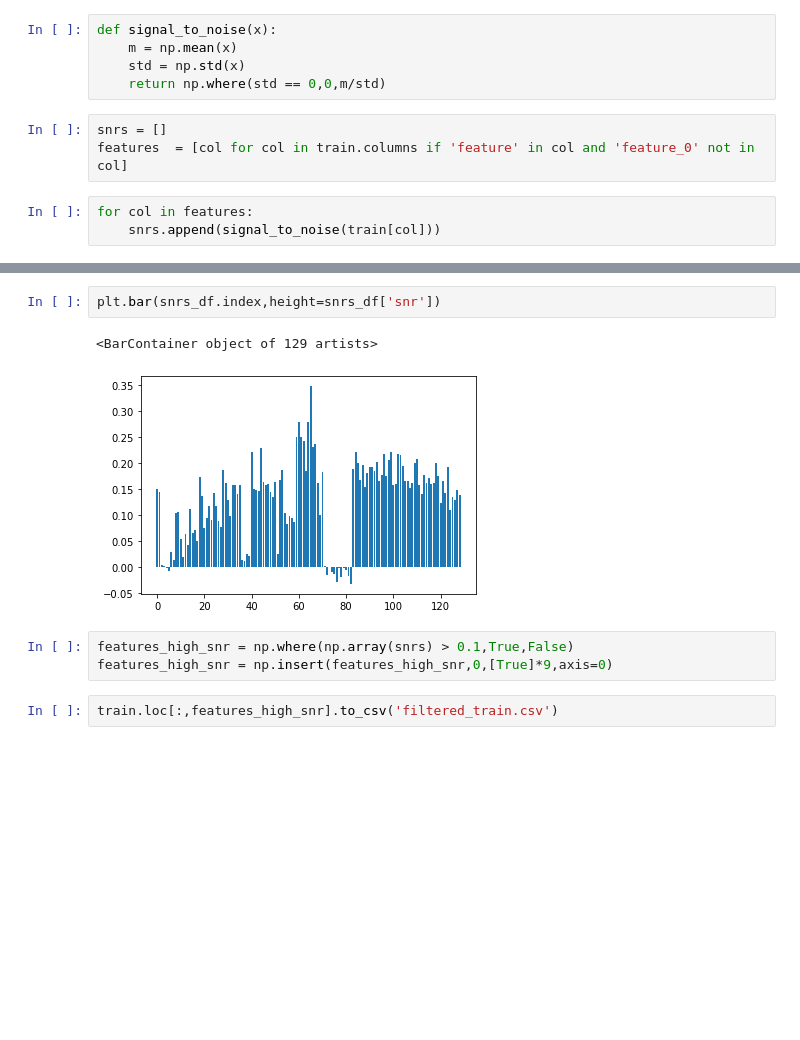
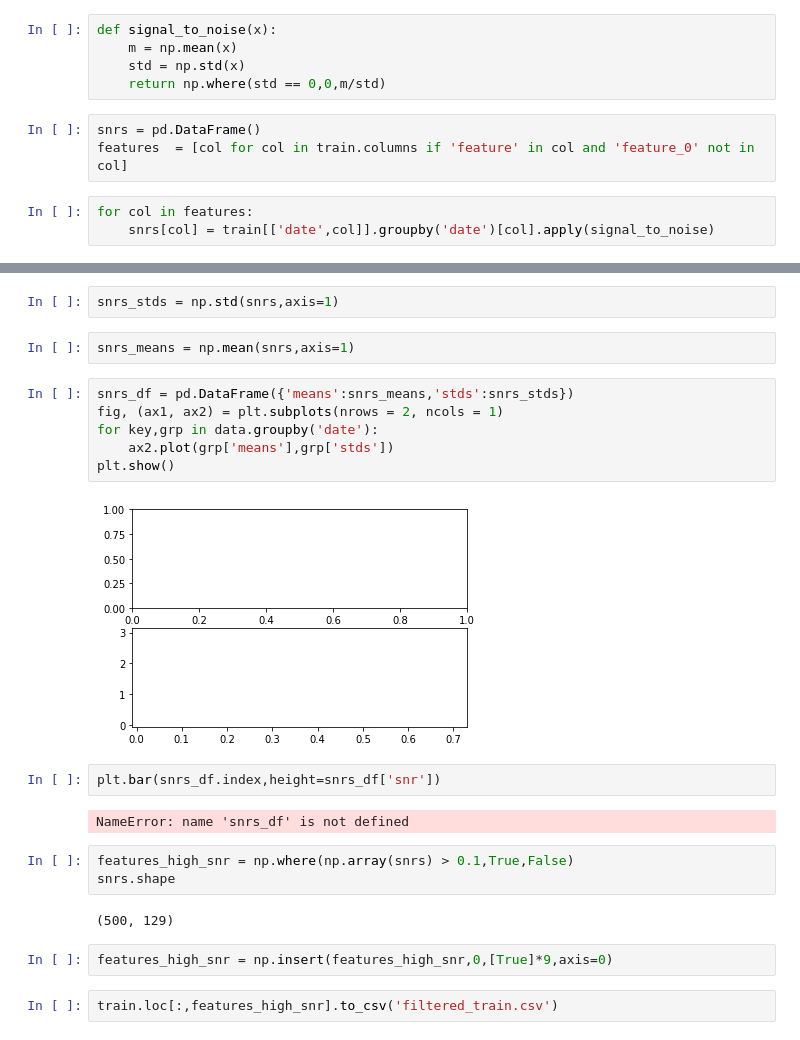
Before and after one commit to jamesgmccarthy/jsmp, a Jupyter notebook: exploration_data.ipynb, the cells around one changed output, grey strips where cells are left out. Drawn from its saved outputs; the diff is of its cells as text; blank space fills up the shorter version.

```diff
--- a/exploration_data.ipynb
+++ b/exploration_data.ipynb
@@ -73,8 +73,8 @@ def signal_to_noise(x):
     std = np.std(x)
     return np.where(std == 0,0,m/std)
 # %%
-snrs = []
+snrs = pd.DataFrame()
 features  = [col for col in train.columns if 'feature' in col and 'feature_0' not in col]
 # %%
 for col in features:
-    snrs.append(signal_to_noise(train[col]))
+    snrs[col] = train[['date',col]].groupby('date')[col].apply(signal_to_noise)
@@ -83,11 +84,26 @@ snrs_df = pd.DataFrame({'snr':snrs})
+# %%
+snrs_stds = np.std(snrs,axis=1)
+# %%
+snrs_means = np.mean(snrs,axis=1)
+# %%
+snrs_df = pd.DataFrame({'means':snrs_means,'stds':snrs_stds})
+fig, (ax1, ax2) = plt.subplots(nrows = 2, ncols = 1)
+for key,grp in data.groupby('date'):
+    ax2.plot(grp['means'],grp['stds'])
+plt.show()
+# %% [output]
+[figure, added]
 # %%
 plt.bar(snrs_df.index,height=snrs_df['snr'])
 # %% [output]
-<BarContainer object of 129 artists>
+NameError: name 'snrs_df' is not defined
-[figure, removed]
 # %%
 features_high_snr = np.where(np.array(snrs) > 0.1,True,False)
-features_high_snr = np.insert(features_high_snr,0,[True]*9,axis=0)
+snrs.shape
+# %% [output]
+(500, 129)
+# %%
+features_high_snr = np.insert(features_high_snr,0,[True]*9,axis=0)
 # %%
 train.loc[:,features_high_snr].to_csv('filtered_train.csv')
 # %%
```
Also changed, not shown: parts of 5 cells of this notebook, 3 other files.
